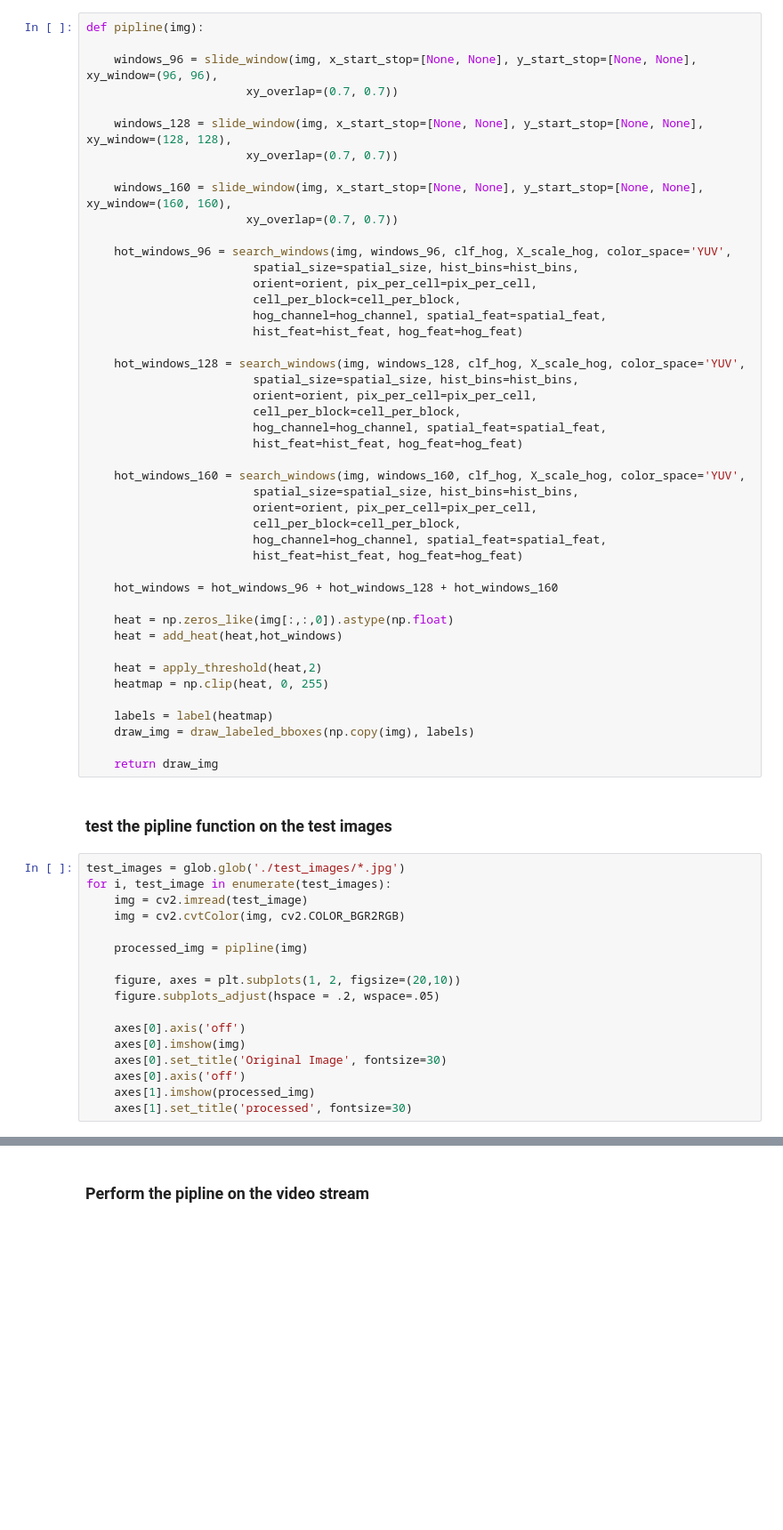
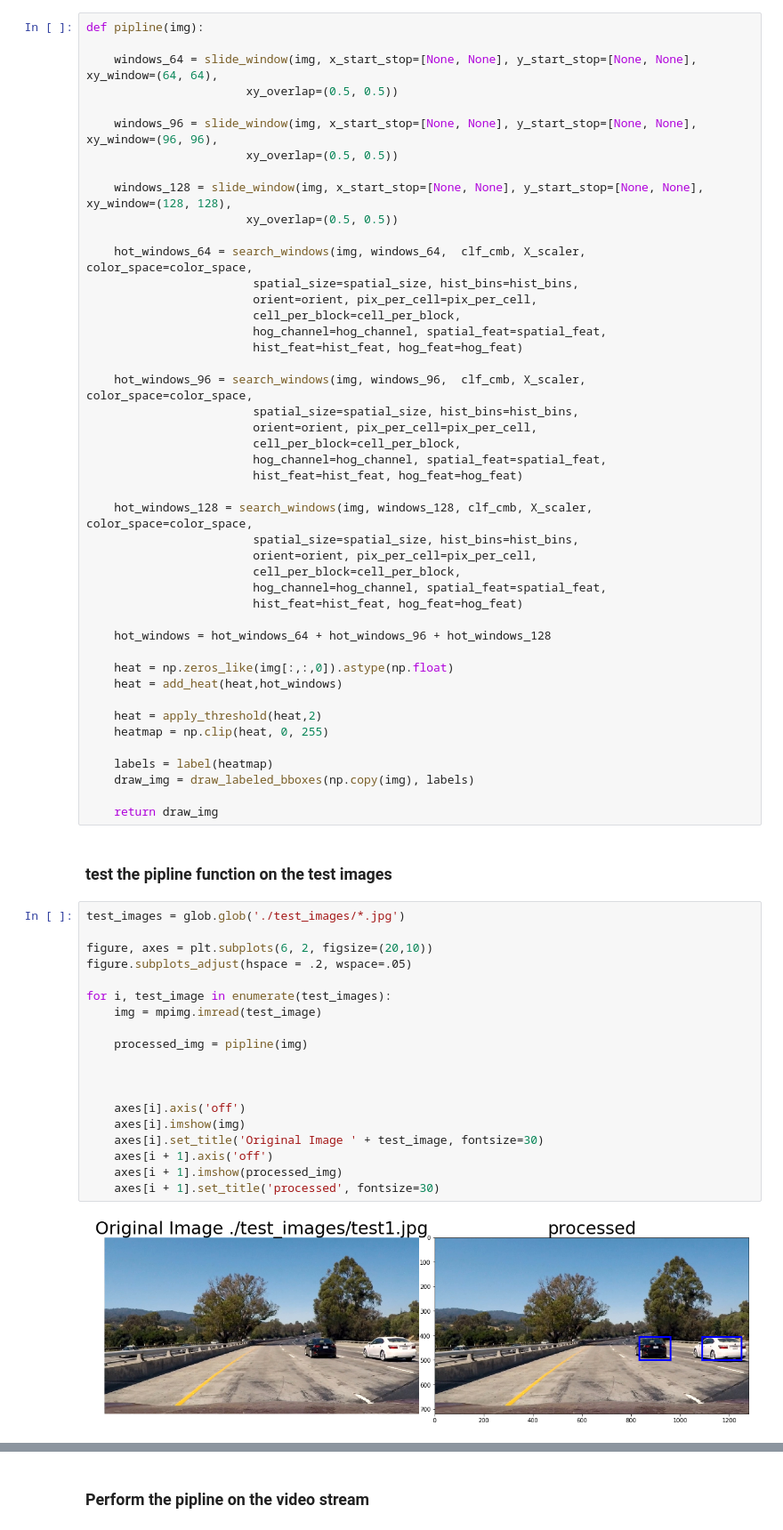
Before and after one commit to YimengZhu/CarND-Vehicle-Detection, a Jupyter notebook: Untitled.ipynb, the cells around one changed output, grey strips where cells are left out. Shown at 89% size. Drawn from its saved outputs; the diff is of its cells as text; blank space fills up the shorter version.

```diff
--- a/Untitled.ipynb
+++ b/Untitled.ipynb
@@ -557,37 +557,37 @@ fig.tight_layout()
 # %%
 def pipline(img):
 
+    windows_64 = slide_window(img, x_start_stop=[None, None], y_start_stop=[None, None], xy_window=(64, 64),
+                       xy_overlap=(0.5, 0.5))
+
     windows_96 = slide_window(img, x_start_stop=[None, None], y_start_stop=[None, None], xy_window=(96, 96),
-                       xy_overlap=(0.7, 0.7))
+                       xy_overlap=(0.5, 0.5))
 
     windows_128 = slide_window(img, x_start_stop=[None, None], y_start_stop=[None, None], xy_window=(128, 128),
-                       xy_overlap=(0.7, 0.7))
+                       xy_overlap=(0.5, 0.5))
 
-    windows_160 = slide_window(img, x_start_stop=[None, None], y_start_stop=[None, None], xy_window=(160, 160),
-                       xy_overlap=(0.7, 0.7))
-
-    hot_windows_96 = search_windows(img, windows_96, clf_hog, X_scale_hog, color_space='YUV',
+    hot_windows_64 = search_windows(img, windows_64,  clf_cmb, X_scaler, color_space=color_space,
                         spatial_size=spatial_size, hist_bins=hist_bins,
                         orient=orient, pix_per_cell=pix_per_cell,
                         cell_per_block=cell_per_block,
                         hog_channel=hog_channel, spatial_feat=spatial_feat,
                         hist_feat=hist_feat, hog_feat=hog_feat)
 
-    hot_windows_128 = search_windows(img, windows_128, clf_hog, X_scale_hog, color_space='YUV',
+    hot_windows_96 = search_windows(img, windows_96,  clf_cmb, X_scaler, color_space=color_space,
                         spatial_size=spatial_size, hist_bins=hist_bins,
                         orient=orient, pix_per_cell=pix_per_cell,
                         cell_per_block=cell_per_block,
                         hog_channel=hog_channel, spatial_feat=spatial_feat,
                         hist_feat=hist_feat, hog_feat=hog_feat)
 
-    hot_windows_160 = search_windows(img, windows_160, clf_hog, X_scale_hog, color_space='YUV',
+    hot_windows_128 = search_windows(img, windows_128, clf_cmb, X_scaler, color_space=color_space,
                         spatial_size=spatial_size, hist_bins=hist_bins,
                         orient=orient, pix_per_cell=pix_per_cell,
                         cell_per_block=cell_per_block,
                         hog_channel=hog_channel, spatial_feat=spatial_feat,
                         hist_feat=hist_feat, hog_feat=hog_feat)
 
-    hot_windows = hot_windows_96 + hot_windows_128 + hot_windows_160
+    hot_windows = hot_windows_64 + hot_windows_96 + hot_windows_128
 
     heat = np.zeros_like(img[:,:,0]).astype(np.float)
     heat = add_heat(heat,hot_windows)
@@ -603,18 +603,22 @@ def pipline(img):
 ### test the pipline function on the test images
 # %%
 test_images = glob.glob('./test_images/*.jpg')
+
+figure, axes = plt.subplots(6, 2, figsize=(20,10))
+figure.subplots_adjust(hspace = .2, wspace=.05)
+
 for i, test_image in enumerate(test_images):
-    img = cv2.imread(test_image)
-    img = cv2.cvtColor(img, cv2.COLOR_BGR2RGB)
+    img = mpimg.imread(test_image)
 
     processed_img = pipline(img)
 
-    figure, axes = plt.subplots(1, 2, figsize=(20,10))
-    figure.subplots_adjust(hspace = .2, wspace=.05)
 
-    axes[0].axis('off')
-    axes[0].imshow(img)
-    axes[0].set_title('Original Image', fontsize=30)
-    axes[0].axis('off')
-    axes[1].imshow(processed_img)
-    axes[1].set_title('processed', fontsize=30)
+
+    axes[i].axis('off')
+    axes[i].imshow(img)
+    axes[i].set_title('Original Image ' + test_image, fontsize=30)
+    axes[i + 1].axis('off')
+    axes[i + 1].imshow(processed_img)
+    axes[i + 1].set_title('processed', fontsize=30)
+# %% [output]
+[figure, added]
```
Also changed, not shown: parts of 16 cells of this notebook, 7 other files.
